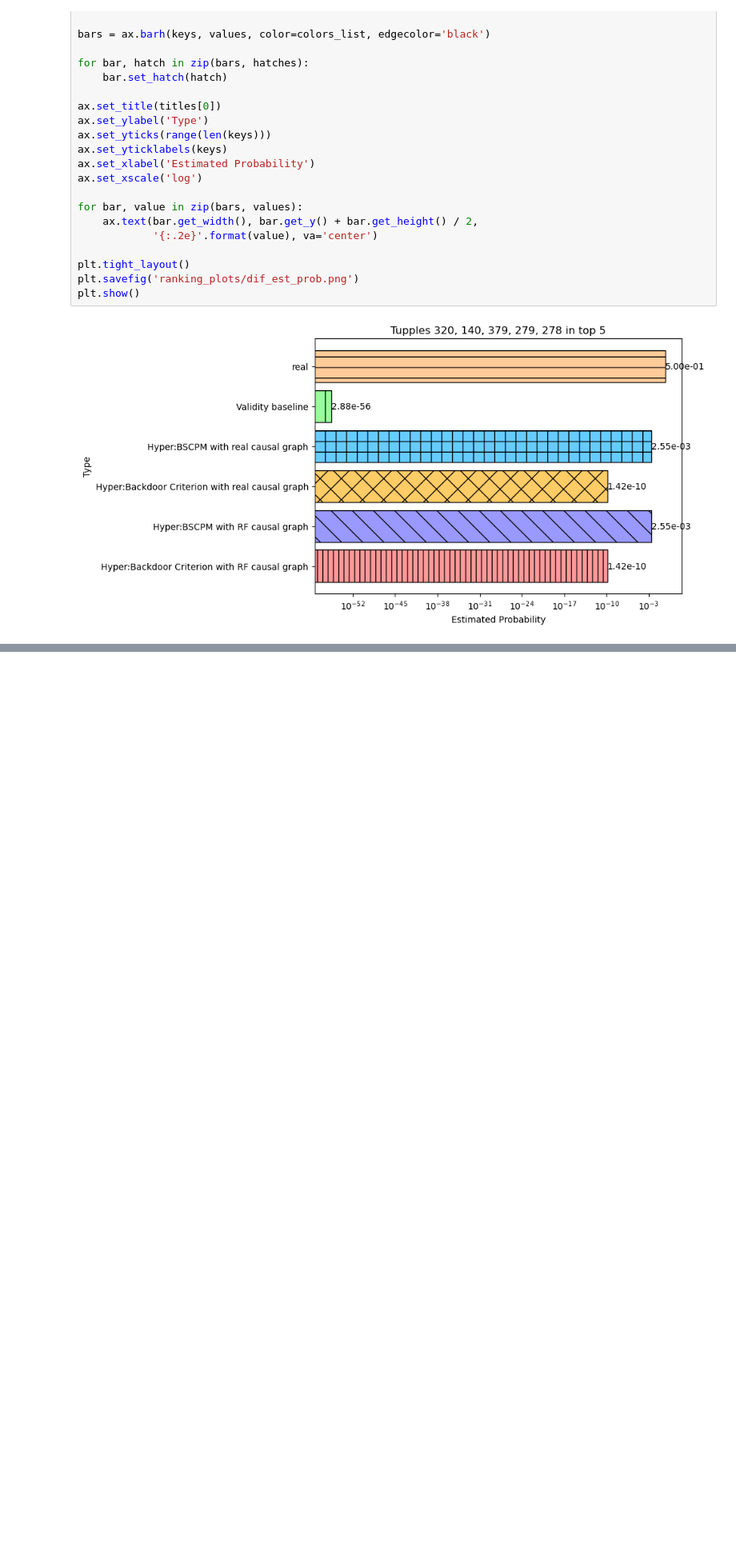
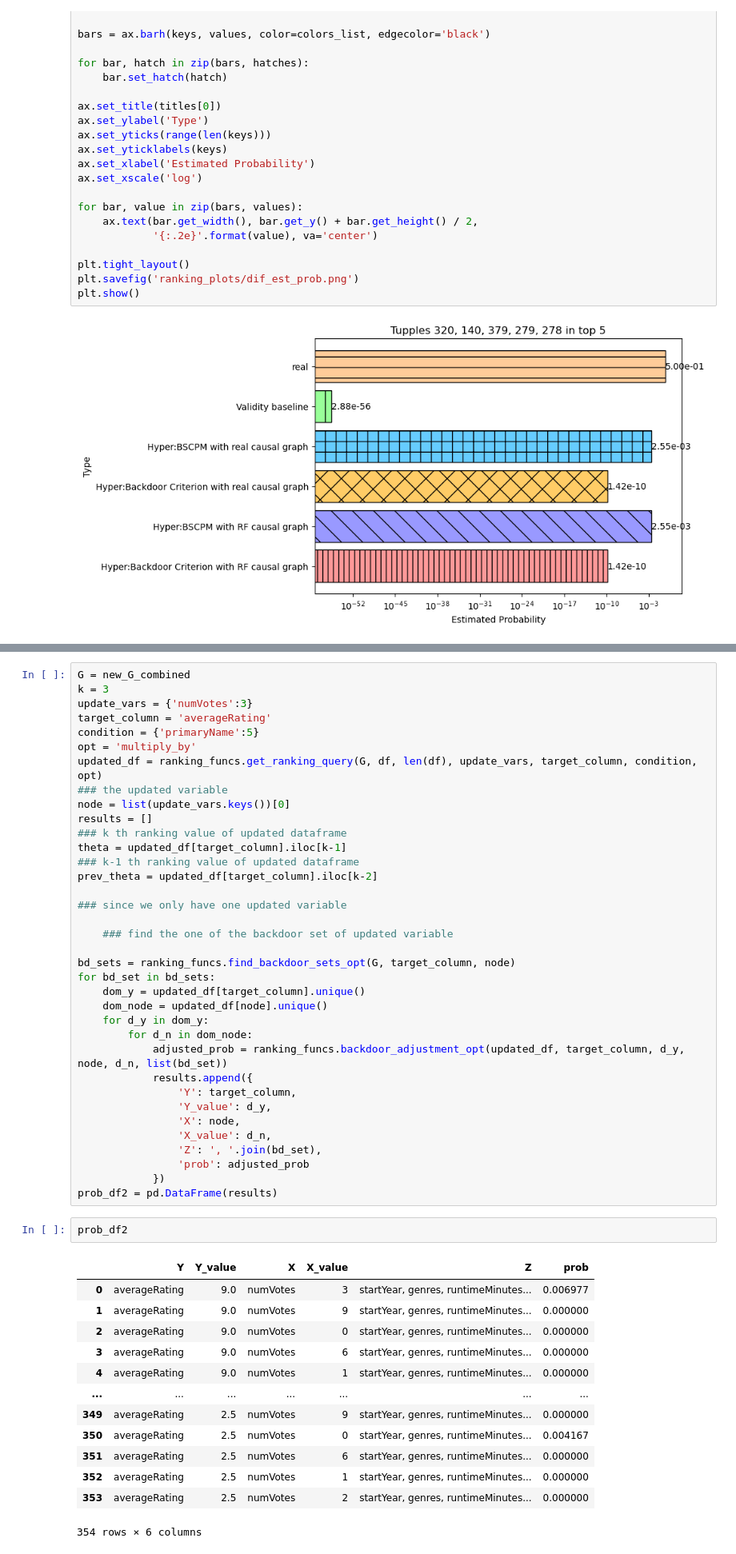
Before and after one commit to sainyam/Hyper-Code, a Jupyter notebook: ranking_query/imdb_redo.ipynb, the cells around one changed output, grey strips where cells are left out. Shown: that part at 80% size. Cells and saved outputs as stored; diff of their text form; blank space fills up the shorter version.

Commit message:
update the backdoor function

```diff
--- a/ranking_query/imdb_redo.ipynb
+++ b/ranking_query/imdb_redo.ipynb
@@ -697,0 +882,52 @@ plt.show()
+# %%
+G = new_G_combined
+k = 3
+update_vars = {'numVotes':3}
+target_column = 'averageRating'
+condition = {'primaryName':5}
+opt = 'multiply_by'
+updated_df = ranking_funcs.get_ranking_query(G, df, len(df), update_vars, target_column, condition, opt)
+### the updated variable
+node = list(update_vars.keys())[0]
+results = []
+### k th ranking value of updated dataframe
+theta = updated_df[target_column].iloc[k-1]
+### k-1 th ranking value of updated dataframe
+prev_theta = updated_df[target_column].iloc[k-2]
+
+### since we only have one updated variable
+
+    ### find the one of the backdoor set of updated variable
+
+bd_sets = ranking_funcs.find_backdoor_sets_opt(G, target_column, node)
+for bd_set in bd_sets:
+    dom_y = updated_df[target_column].unique()
+    dom_node = updated_df[node].unique()
+    for d_y in dom_y:
+        for d_n in dom_node:
+            adjusted_prob = ranking_funcs.backdoor_adjustment_opt(updated_df, target_column, d_y, node, d_n, list(bd_set))
+            results.append({
+                'Y': target_column,
+                'Y_value': d_y,
+                'X': node,
+                'X_value': d_n,
+                'Z': ', '.join(bd_set),
+                'prob': adjusted_prob
+            })
+prob_df2 = pd.DataFrame(results)
+# %%
+prob_df2
+# %% [output]
+|  | Y | Y_value | X | X_value | Z | prob |
+| 0 | averageRating | 9.0 | numVotes | 3 | startYear, genres, runtimeMinutes... | 0.006977 |
+| 1 | averageRating | 9.0 | numVotes | 9 | startYear, genres, runtimeMinutes... | 0.000000 |
+| 2 | averageRating | 9.0 | numVotes | 0 | startYear, genres, runtimeMinutes... | 0.000000 |
+| 3 | averageRating | 9.0 | numVotes | 6 | startYear, genres, runtimeMinutes... | 0.000000 |
+| 4 | averageRating | 9.0 | numVotes | 1 | startYear, genres, runtimeMinutes... | 0.000000 |
+| ... | ... | ... | ... | ... | ... | ... |
+| 349 | averageRating | 2.5 | numVotes | 9 | startYear, genres, runtimeMinutes... | 0.000000 |
+| 350 | averageRating | 2.5 | numVotes | 0 | startYear, genres, runtimeMinutes... | 0.004167 |
+| 351 | averageRating | 2.5 | numVotes | 6 | startYear, genres, runtimeMinutes... | 0.000000 |
+| 352 | averageRating | 2.5 | numVotes | 1 | startYear, genres, runtimeMinutes... | 0.000000 |
+| 353 | averageRating | 2.5 | numVotes | 2 | startYear, genres, runtimeMinutes... | 0.000000 |
+354 rows × 6 columns
```
Also changed, not shown: parts of 20 cells of this notebook, 17 other files.
